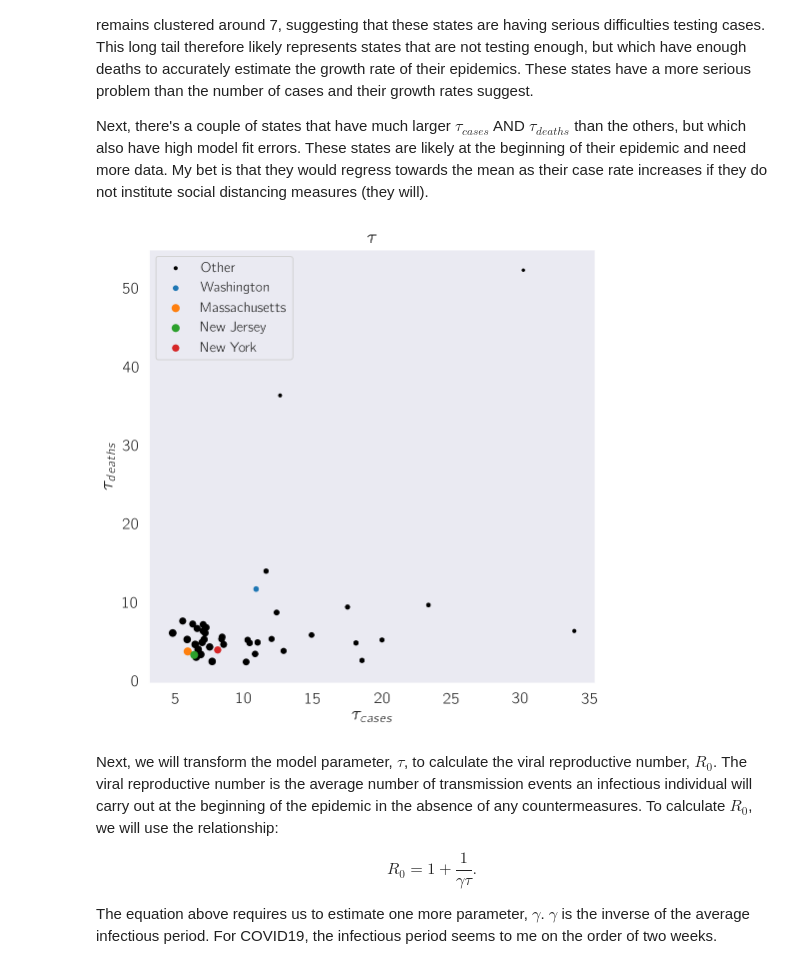
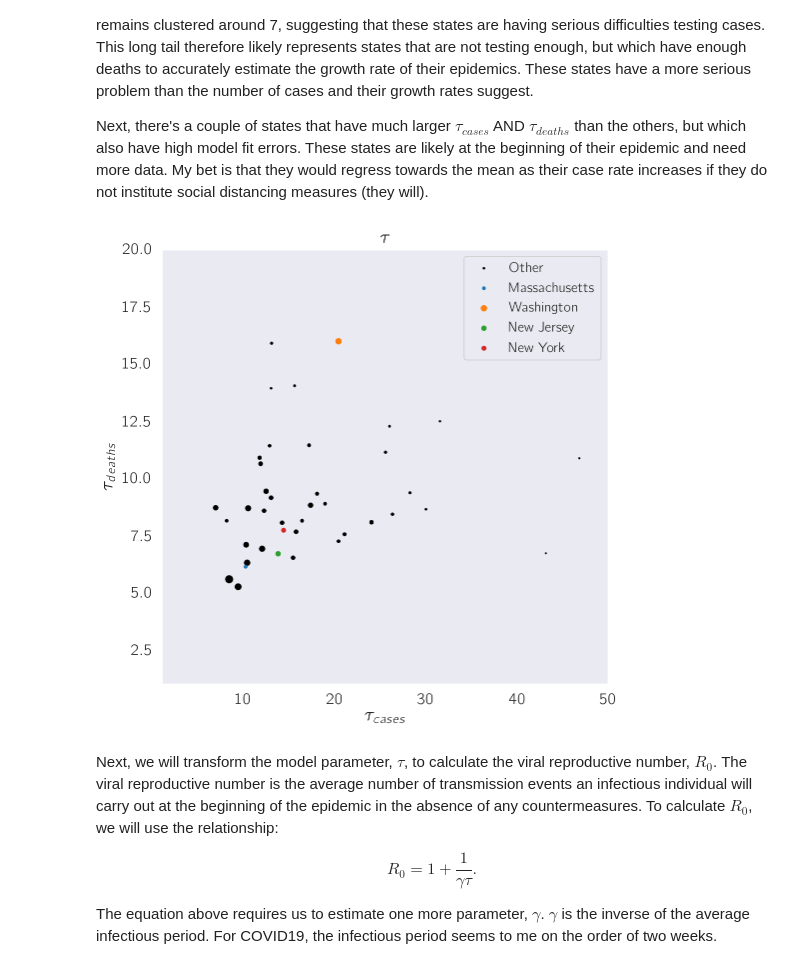
Before and after one commit to dangeles/dangeles.github.io, a Jupyter notebook: jupyter/COVID19.ipynb, the cells around one changed output. Cells and saved outputs as stored; diff of their text form; code cells hidden in the pictures.

Commit message:
updated covid19 script

```diff
--- a/jupyter/COVID19.ipynb
+++ b/jupyter/COVID19.ipynb
@@ -67,7 +67,11 @@ For this notebook, we will use the dataset made available by the NYT through the
 # %%
 # load into a dataframe:
 df = pd.read_csv('~/my_repos/covid-19-data/us-states.csv')
-df.date = pd.to_datetime(df.date)
+url = 'https://raw.githubusercontent.com/nytimes/covid-19-data/master/us-states.csv'
+df = pd.read_csv(url, usecols=[0, 1, 3, 4], parse_dates=['date'], squeeze=True)
+
+# df.date = pd.to_datetime(df.date)
+df = df[df.date < pd.Timestamp(dt.date(year=2020, month=4, day=12))]
 # look at the dataset:
-df.head()
+df.tail()
 # %% [output]
@@ -130,11 +138,15 @@ The plot below shows some interesting point distributions. A set of large points
 Next, there's a couple of states that have much larger $\tau_{cases}$ AND $\tau_{deaths}$ than the others, but which also have high model fit errors. These states are likely at the beginning of their epidemic and need more data. My bet is that they would regress towards the mean as their case rate increases if they do not institute social distancing measures (they will).
 # %%
 cv.plot_params(lambda x: x, tau_cases, tau_deaths, cov_cases, cov_deaths)
+plt.ylim(1, 20)
+plt.xlim(1, 50)
+# plt.yscale('log')
+# plt.xscale('log')
 plt.title(r'$\tau$')
 plt.xlabel(r'$\tau_{cases}$')
 _ = plt.ylabel(r'$\tau_{deaths}$')
 # %% [output]
-[figure, old version]
+[figure, new version]
 # %% [markdown]
 Next, we will transform the model parameter, $\tau$, to calculate the viral reproductive number, $R_0$. The viral reproductive number is the average number of transmission events an infectious individual will carry out at the beginning of the epidemic in the absence of any countermeasures. To calculate $R_0$, we will use the relationship:
 
```
Also changed, not shown: parts of 9 cells of this notebook, 5 other files.
